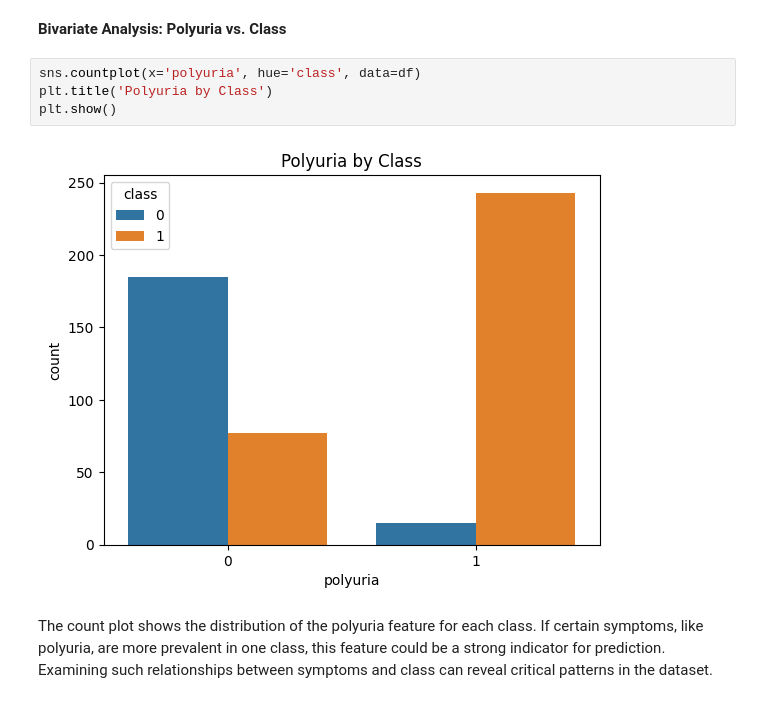
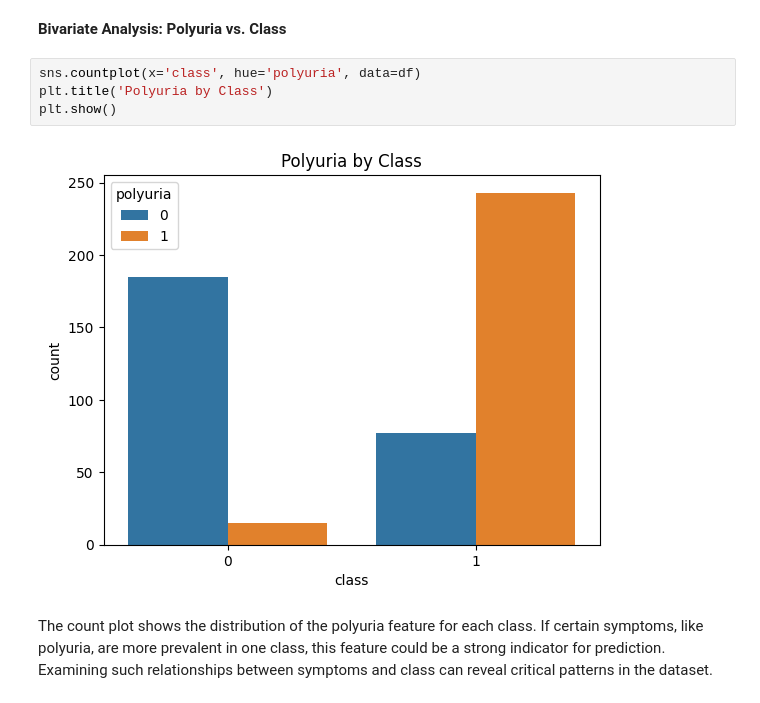
Before and after one commit to AKSHITHA-CHILUKA/Akshitha-GlucoSense-Infy-Nov2024, a Jupyter notebook: Diabities_data_analysis.ipynb, the cells around one changed output. Drawn from its saved outputs; the diff is of its cells as text.

```diff
--- a/Diabities_data_analysis.ipynb
+++ b/Diabities_data_analysis.ipynb
@@ -105,11 +105,11 @@ This box plot shows the distribution of age for each class. If there’s a signi
 # %% [markdown]
 **Bivariate Analysis: Polyuria vs. Class**
 # %%
-sns.countplot(x='polyuria', hue='class', data=df)
+sns.countplot(x='class', hue='polyuria', data=df)
 plt.title('Polyuria by Class')
 plt.show()
 # %% [output]
-[figure, old version]
+[figure, new version]
 # %% [markdown]
 The count plot shows the distribution of the polyuria feature for each class. If certain symptoms, like polyuria, are more prevalent in one class, this feature could be a strong indicator for prediction. Examining such relationships between symptoms and class can reveal critical patterns in the dataset.
 # %% [markdown]
```
Also changed, not shown: parts of 12 cells of this notebook.
